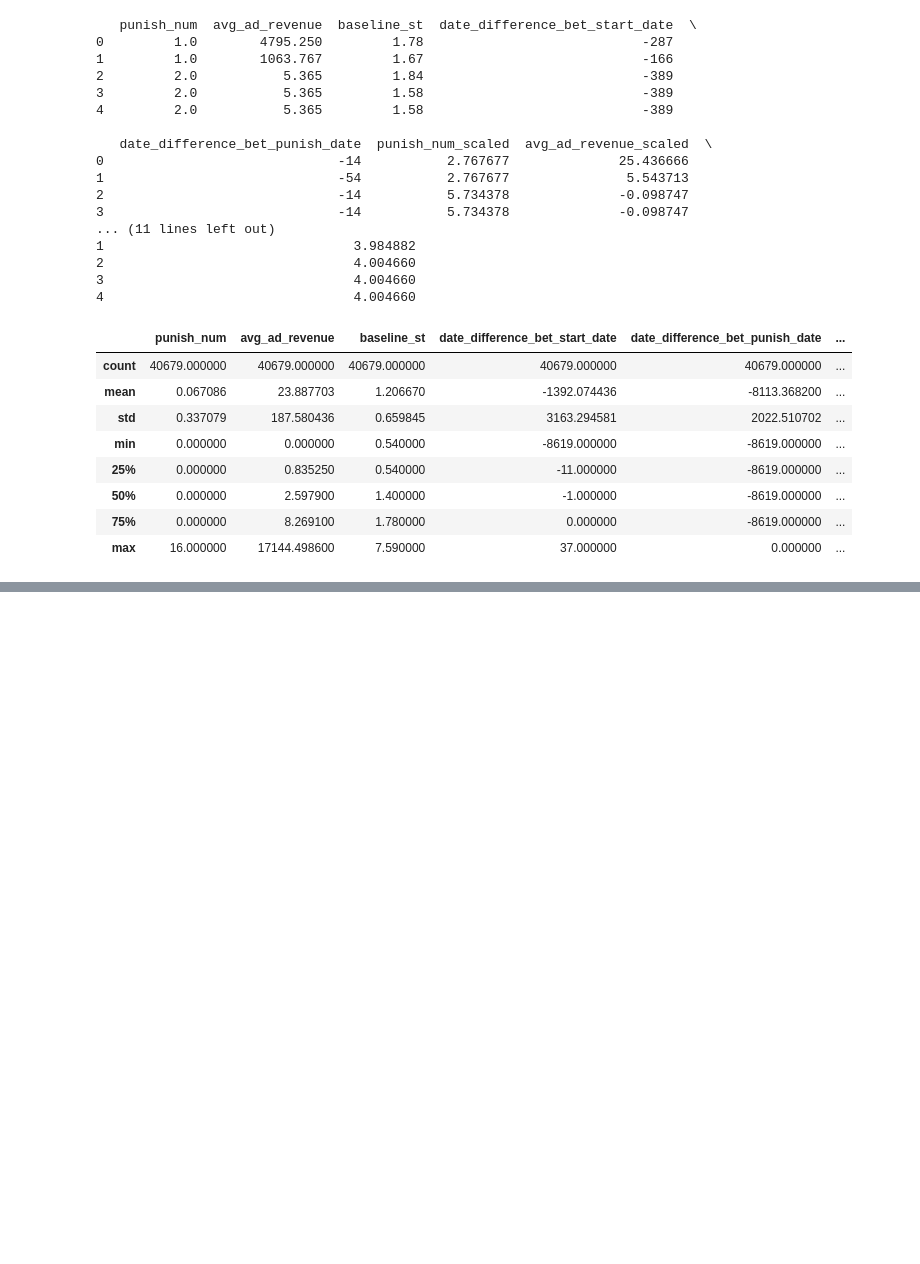
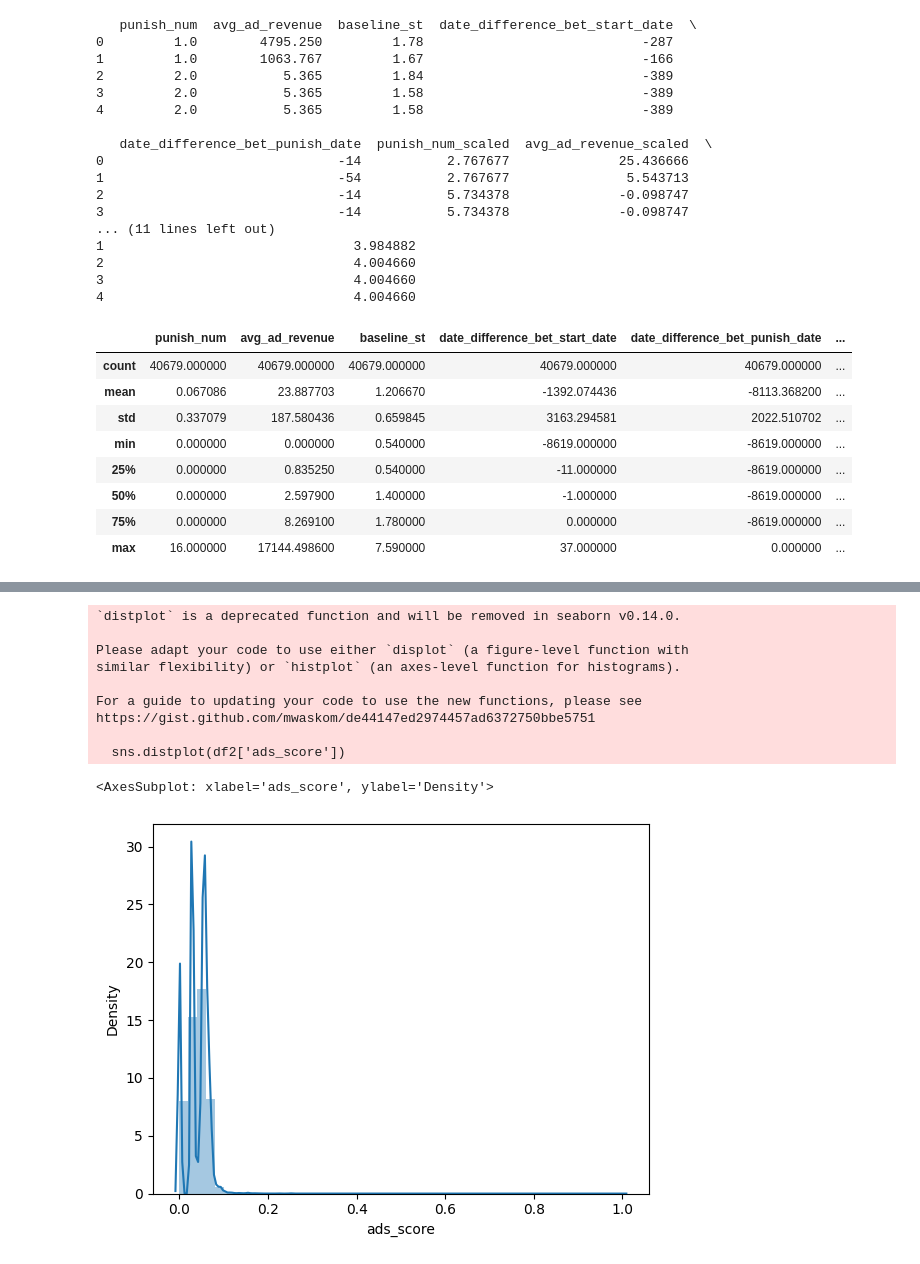
Before and after one commit to liuchennn1414/TikTok_Hungry_Ads, a Jupyter notebook: ads.ipynb, the cells around one changed output, grey strips where cells are left out. Saved outputs shown, nothing was run; the diff lists cells and outputs as text; code cells hidden in the pictures; blank space fills up the shorter version.

Commit message:
updated beta section for ads score, still needs beta adjustments

```diff
--- a/ads.ipynb
+++ b/ads.ipynb
@@ -303,7 +303,7 @@ df2 = used[['punish_num_scaled', 'avg_ad_revenue_scaled', 'baseline_st_scaled',
 
 df2['risk'] = 0.8 * df2['punish_num_scaled'] + 0.2 * np.abs(df2['date_difference_bet_punish_date_scaled'])
 df2['profitability'] = df2['avg_ad_revenue_scaled']
-df2['priority'] = -0.4 * np.abs(df2['date_diff_bet_start_date_scaled']) #the less days given, the more urgent
+df2['priority'] = - np.abs(df2['date_diff_bet_start_date_scaled']) #the less days given, the more urgent
 df2['complexity'] = df2['baseline_st_scaled']
 
 print(df2.head())
@@ -359,21 +359,21 @@ See the caveats in the documentation: https://pandas.pydata.org/pandas-docs/stab
 | 75% | -1.990248e-01 | -8.326452e-02 | 8.688965e-01 | 4.400765e-01 | ... |
 | max | 4.726820e+01 | 9.127189e+01 | 9.674099e+00 | 4.517733e-01 | ... |
 # %%
-### this is where I stopped
+### adjust beta here
 
-beta0 = -0.2 # the coefficient given for
-beta1 = 1
-beta2 = 1.5
-beta3 = 1.5
-beta4 = -2
+beta0 = 0 # the coefficient given for ads with no records at all
+beta1 = 1 # for risk
+beta2 = 1.5 # for profitability
+beta3 = 1.5 # for priority
+beta4 = 0.5 # for complexity
 
-# Calculate the predicted values (y) using the linear regression equation
-ads['predicted_score'] = (
-   beta0 +
- beta2 * ads['avg_ad_revenue'] +
-   beta3 * ads['baseline_st'] +
-   beta4 * ads['punish_num']
+# calculating score
+df2['ads_score'] = (
+   beta0 * df2['risk'] +
+   beta1 * df2['profitability'] +
+   beta2 * df2['priority'] +
+   beta3 * df2['complexity']
 )
 
 # Print the DataFrame with the predicted scores
-print(ads[['ad_revenue', 'avg_ad_revenue', 'baseline_st', 'punish_num', 'predicted_score']])
+print(df2[['ads_score']])
@@ -379,0 +395,7 @@ print(ads[['ad_revenue', 'avg_ad_revenue', 'baseline_st', 'punish_num', 'predict
+# %%
+min_score = min(df2['ads_score'])
+max_score = max(df2['ads_score'])
+
+df2['ads_score'] = df2['ads_score'].apply(lambda x: (x-min_score)/(max_score-min_score))
+
+df2.describe()
@@ -379,0 +412,14 @@ print(ads[['ad_revenue', 'avg_ad_revenue', 'baseline_st', 'punish_num', 'predict
+# %%
+sns.distplot(df2['ads_score'])
+# %% [output]
+`distplot` is a deprecated function and will be removed in seaborn v0.14.0.
+
+Please adapt your code to use either `displot` (a figure-level function with
+similar flexibility) or `histplot` (an axes-level function for histograms).
+
+For a guide to updating your code to use the new functions, please see
+https://gist.github.com/mwaskom/de44147ed2974457ad6372750bbe5751
+
+  sns.distplot(df2['ads_score'])
+<AxesSubplot: xlabel='ads_score', ylabel='Density'>
+[figure, added]
```
Also changed, not shown: parts of 3 cells of this notebook.
